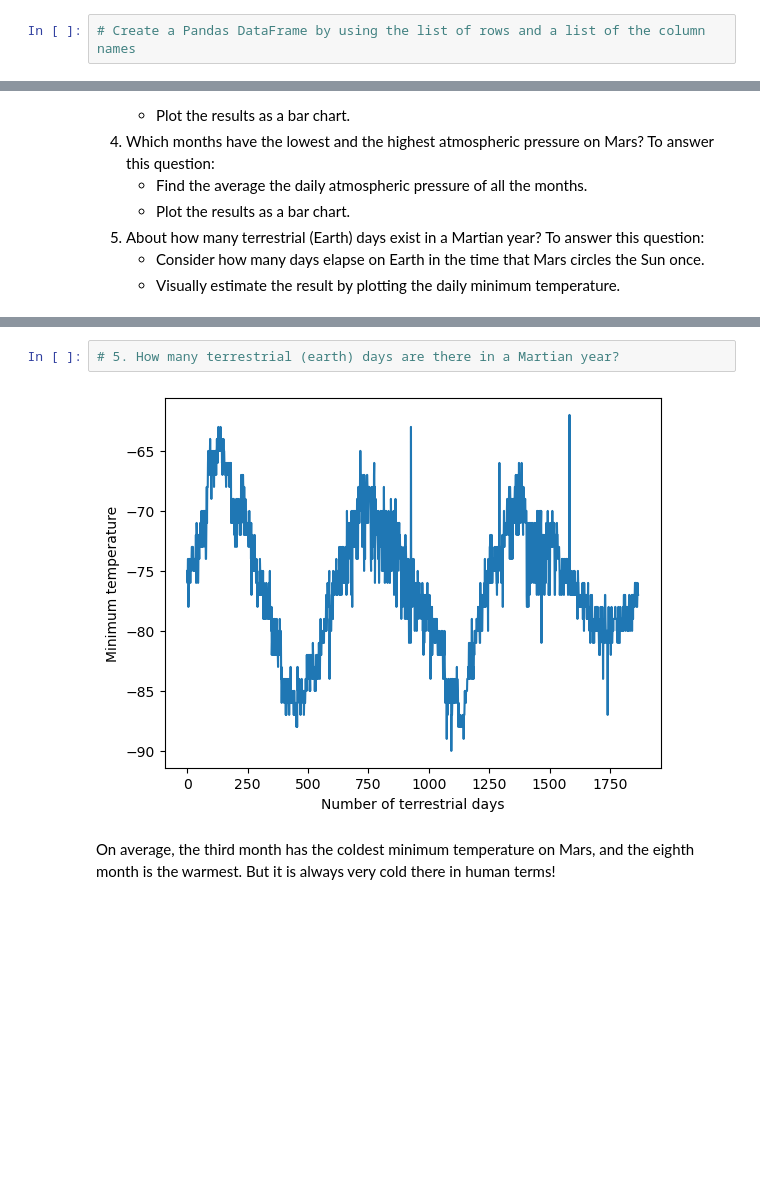
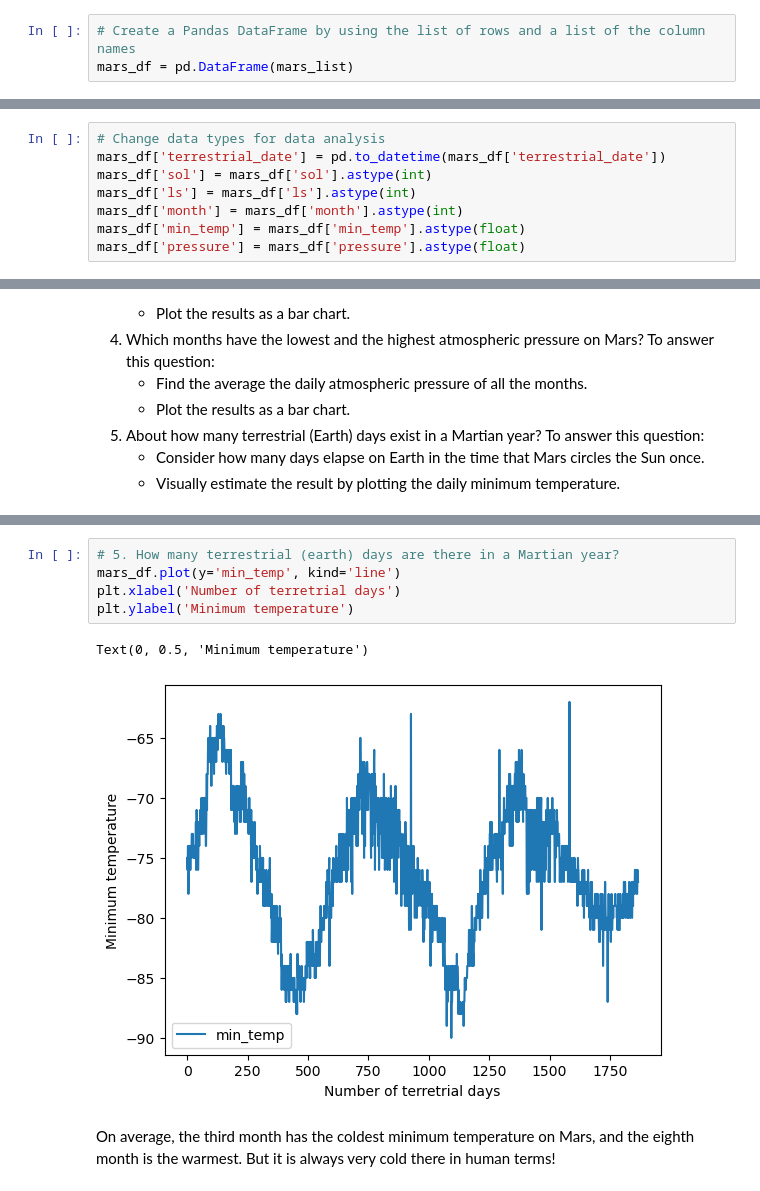
Before and after one commit to Kdata249/Module11-Web-Scraping, a Jupyter notebook: Mars/part_2_mars_weather.ipynb, the cells around one changed output, grey strips where cells are left out. Cells and saved outputs as stored; diff of their text form; blank space fills up the shorter version.

```diff
--- a/Mars/part_2_mars_weather.ipynb
+++ b/Mars/part_2_mars_weather.ipynb
@@ -118,5 +118,6 @@ pprint(mars_list)
   'terrestrial_date': '2018-02-27'}]
 # %%
 # Create a Pandas DataFrame by using the list of rows and a list of the column names
+mars_df = pd.DataFrame(mars_list)
 # %%
 # Confirm DataFrame was created successfully
@@ -149,2 +150,10 @@ dtype: object
+# %%
+# Change data types for data analysis
+mars_df['terrestrial_date'] = pd.to_datetime(mars_df['terrestrial_date'])
+mars_df['sol'] = mars_df['sol'].astype(int)
+mars_df['ls'] = mars_df['ls'].astype(int)
+mars_df['month'] = mars_df['month'].astype(int)
+mars_df['min_temp'] = mars_df['min_temp'].astype(float)
+mars_df['pressure'] = mars_df['pressure'].astype(float)
 # %%
 # Confirm type changes were successful by examining data types again
@@ -241,8 +269,12 @@ Name: pressure, dtype: float64
 [figure]
 # %%
 # 5. How many terrestrial (earth) days are there in a Martian year?
+mars_df.plot(y='min_temp', kind='line')
+plt.xlabel('Number of terretrial days')
+plt.ylabel('Minimum temperature')
 # %% [output]
+Text(0, 0.5, 'Minimum temperature')
-[figure, old version]
+[figure, new version]
 # %% [markdown]
 On average, the third month has the coldest minimum temperature on Mars, and the eighth month is the warmest. But it is always very cold there in human terms!
 # %% [markdown]
```
Also changed, not shown: parts of 12 cells of this notebook.
